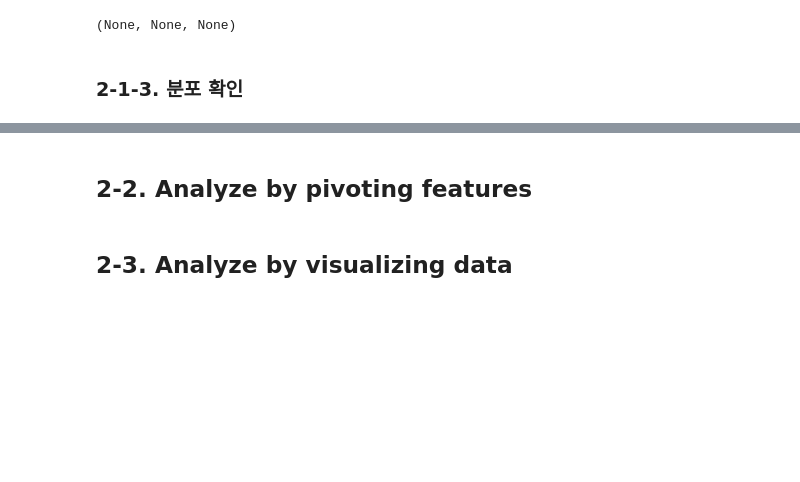
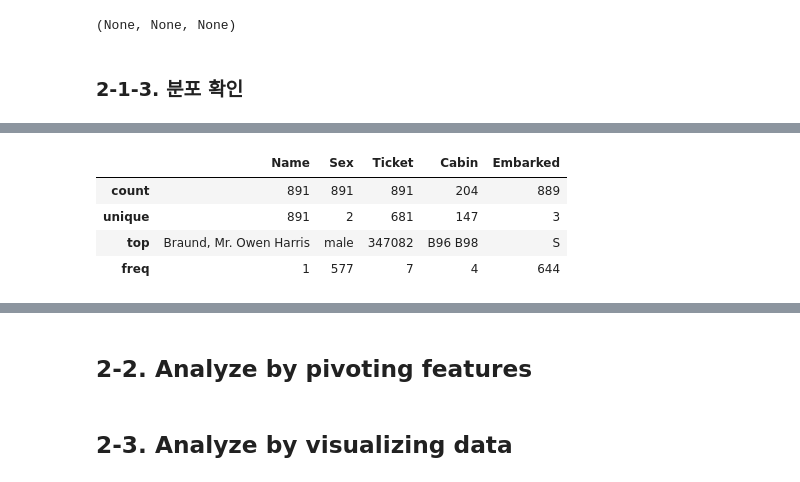
Before and after one commit to codelspak/Struggles, a Jupyter notebook: K_struggles_01_Titanic_ML.ipynb, the cells around one changed output, grey strips where cells are left out. Saved outputs shown, nothing was run; the diff lists cells and outputs as text; code cells hidden in the pictures; blank space fills up the shorter version.

```diff
--- a/K_struggles_01_Titanic_ML.ipynb
+++ b/K_struggles_01_Titanic_ML.ipynb
@@ -176,0 +217,16 @@ memory usage: 36.0+ KB
+# %%
+# 범주형 데이터 기술통계 (분포)
+# df_train.describe(include = 'object') : 아래와 같이 쓸 수도 있음
+df_train.describe(include = ['O'])
+
+# 'Name' - n.unique = n.count : 전부 unique 함
+# 'Sex' - male : 65%
+# 'Ticket'
+# 'Cabin' - 결측치 존재 (77%) / count > n.unique : several passengers share a cabin or cabin values have several duplicates across samples
+# 'Embarked'- 결측치 존재(0.003%) / three possible values - S port : used by most passengers
+# %% [output]
+|  | Name | Sex | Ticket | Cabin | Embarked |
+| count | 891 | 891 | 891 | 204 | 889 |
+| unique | 891 | 2 | 681 | 147 | 3 |
+| top | Braund, Mr. Owen Harris | male | 347082 | B96 B98 | S |
+| freq | 1 | 577 | 7 | 4 | 644 |
```
Also changed, not shown: parts of 9 cells of this notebook.
